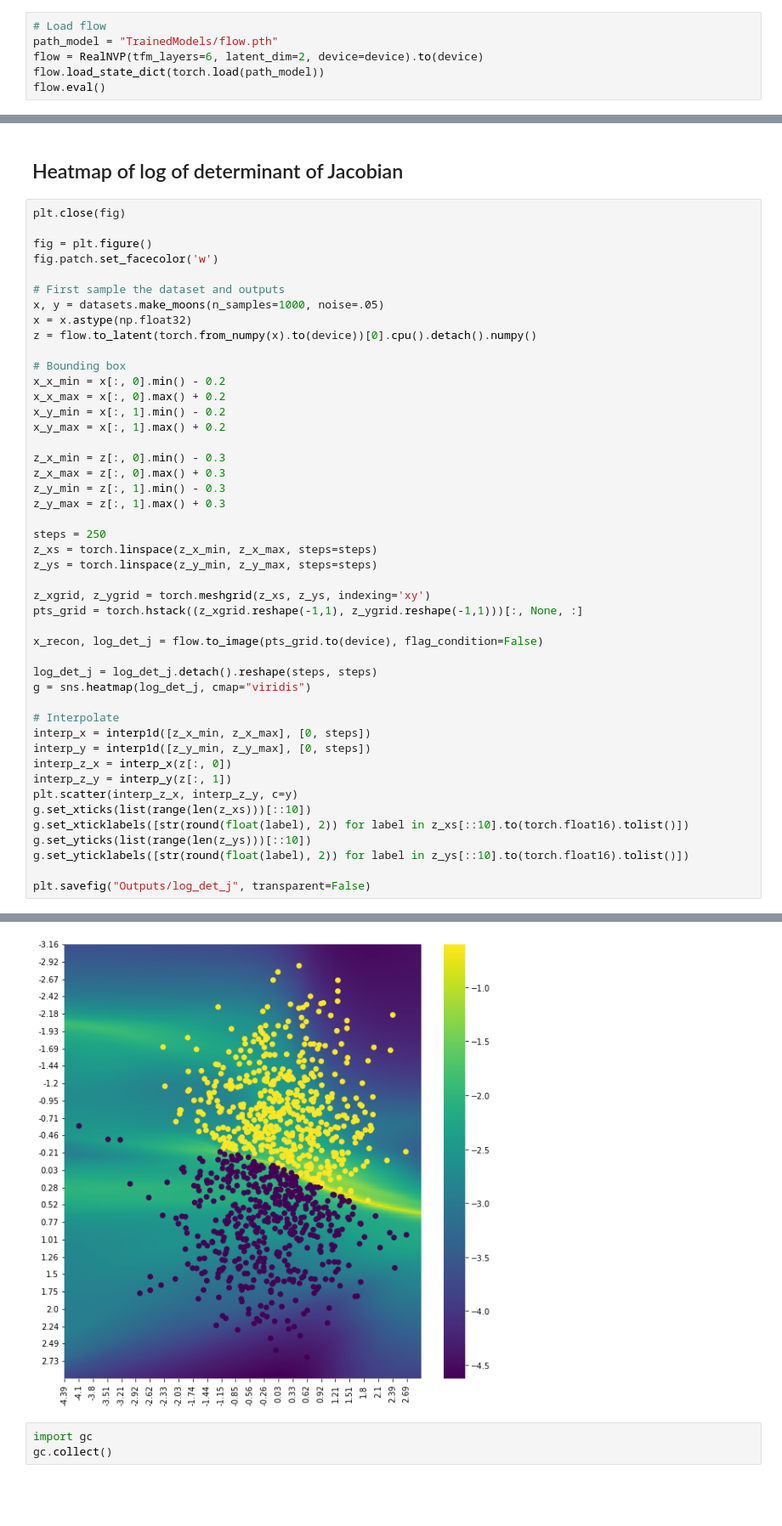
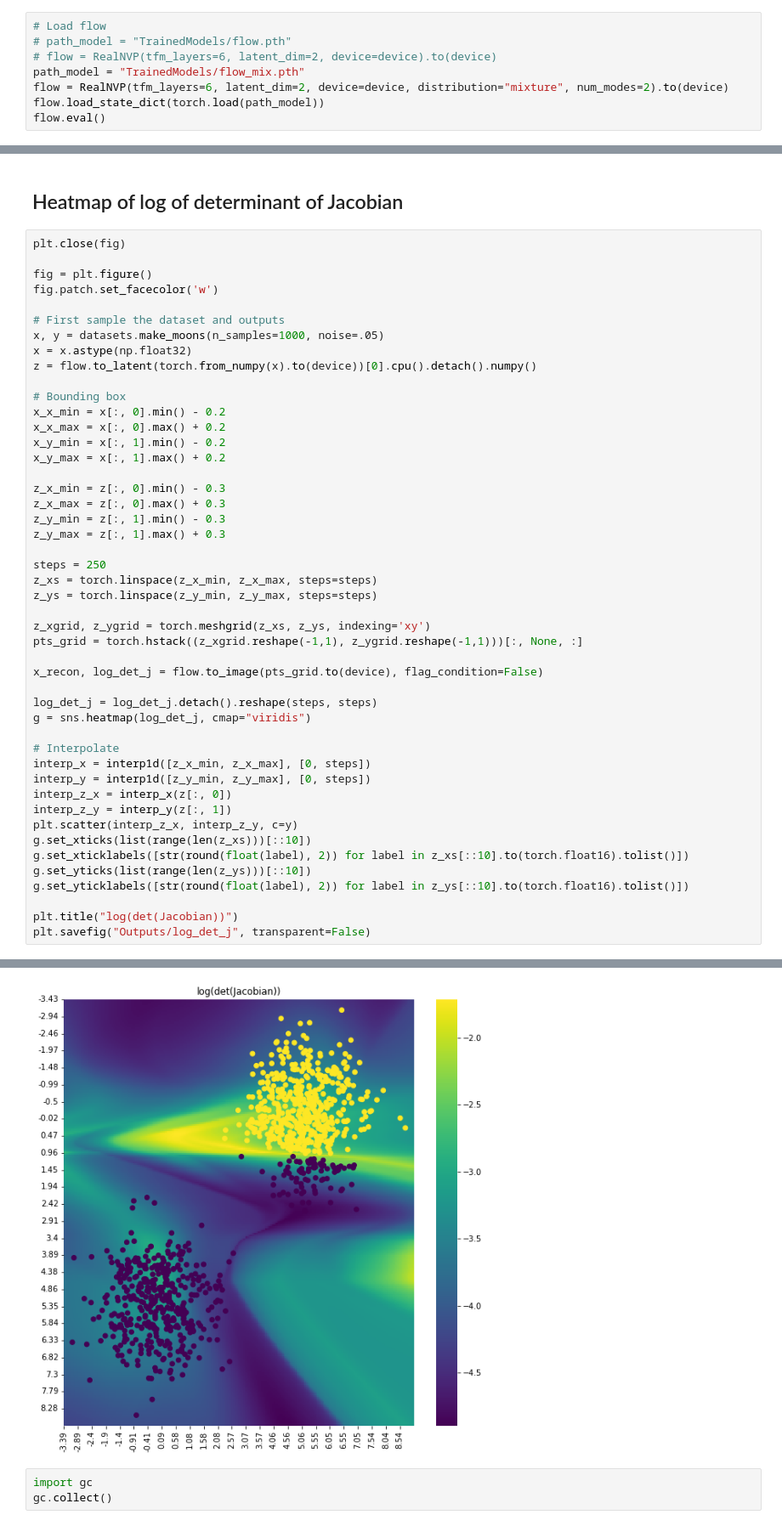
Before and after one commit to pani-vishal/GenerativeLatentSpace, a Jupyter notebook: Experiments/week_2/log_det_j_plot.ipynb, the cells around one changed output, grey strips where cells are left out. Shown: that part at 85% size. Drawn from its saved outputs; the diff is of its cells as text; blank space fills up the shorter version.

```diff
--- a/Experiments/week_2/log_det_j_plot.ipynb
+++ b/Experiments/week_2/log_det_j_plot.ipynb
@@ -29,8 +29,10 @@ device = "cpu"
 # flow = train(datasets, max_epochs=10000)
 # %%
 # Load flow
-path_model = "TrainedModels/flow.pth"
-flow = RealNVP(tfm_layers=6, latent_dim=2, device=device).to(device)
+# path_model = "TrainedModels/flow.pth"
+# flow = RealNVP(tfm_layers=6, latent_dim=2, device=device).to(device)
+path_model = "TrainedModels/flow_mix.pth"
+flow = RealNVP(tfm_layers=6, latent_dim=2, device=device, distribution="mixture", num_modes=2).to(device)
 flow.load_state_dict(torch.load(path_model))
 flow.eval()
 # %% [output]
@@ -113,34 +115,35 @@ steps = 250
 z_xs = torch.linspace(z_x_min, z_x_max, steps=steps)
 z_ys = torch.linspace(z_y_min, z_y_max, steps=steps)
 
 z_xgrid, z_ygrid = torch.meshgrid(z_xs, z_ys, indexing='xy')
 pts_grid = torch.hstack((z_xgrid.reshape(-1,1), z_ygrid.reshape(-1,1)))[:, None, :]
 
 x_recon, log_det_j = flow.to_image(pts_grid.to(device), flag_condition=False)
 
 log_det_j = log_det_j.detach().reshape(steps, steps)
 g = sns.heatmap(log_det_j, cmap="viridis")
 
 # Interpolate
 interp_x = interp1d([z_x_min, z_x_max], [0, steps])
 interp_y = interp1d([z_y_min, z_y_max], [0, steps])
 interp_z_x = interp_x(z[:, 0])
 interp_z_y = interp_y(z[:, 1])
 plt.scatter(interp_z_x, interp_z_y, c=y)
 g.set_xticks(list(range(len(z_xs)))[::10])
 g.set_xticklabels([str(round(float(label), 2)) for label in z_xs[::10].to(torch.float16).tolist()])
 g.set_yticks(list(range(len(z_ys)))[::10])
 g.set_yticklabels([str(round(float(label), 2)) for label in z_ys[::10].to(torch.float16).tolist()])
 
+plt.title("log(det(Jacobian))")
 plt.savefig("Outputs/log_det_j", transparent=False)
 # %% [output]
 torch.Size([62500, 1, 2])
 torch.Size([62500, 1, 2])
 torch.Size([62500, 1, 2])
 torch.Size([62500, 1, 2])
 torch.Size([62500, 1, 2])
 torch.Size([62500, 1, 2])
-[figure, old version]
+[figure, new version]
 # %%
 import gc
 gc.collect()
```
Also changed, not shown: parts of 1 cell of this notebook, 7 other files.
